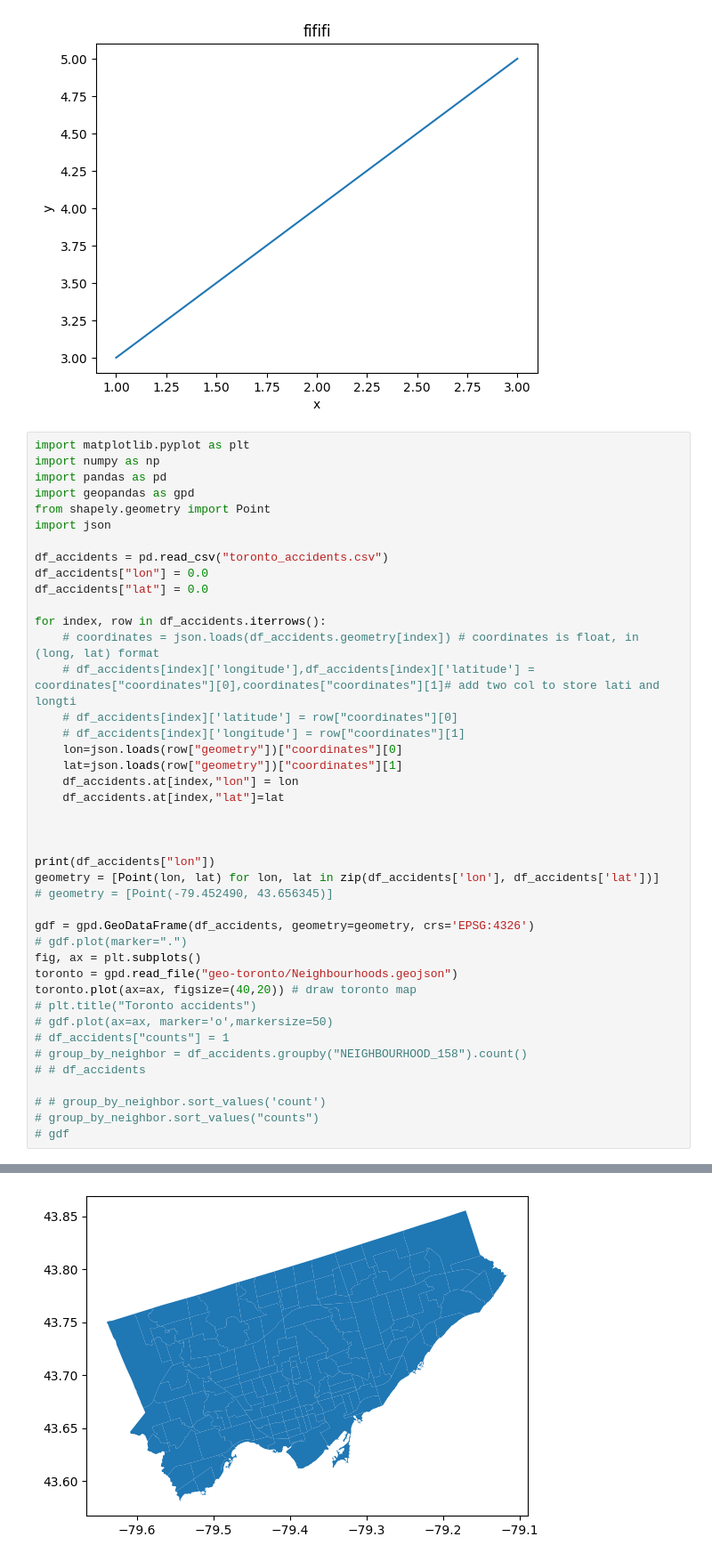
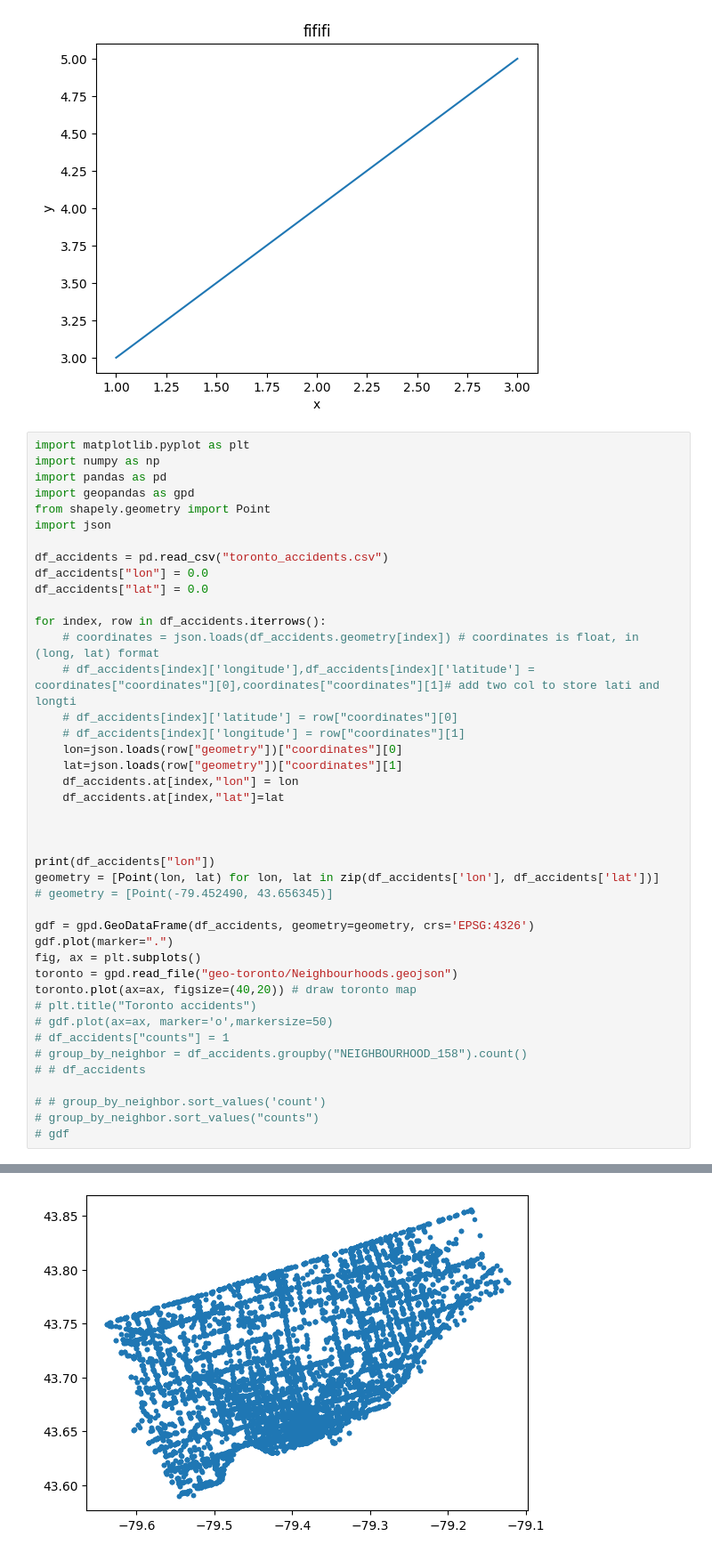
Before and after one commit to xinnie-ca/COMP-4710-Group-Project, a Jupyter notebook: myPlot.ipynb, the cells around one changed output, grey strips where cells are left out. Shown at 89% size. Drawn from its saved outputs; the diff is of its cells as text.

```diff
--- a/myPlot.ipynb
+++ b/myPlot.ipynb
@@ -40,32 +40,32 @@ print(df_accidents["lon"])
 geometry = [Point(lon, lat) for lon, lat in zip(df_accidents['lon'], df_accidents['lat'])]
 # geometry = [Point(-79.452490, 43.656345)]
 
 gdf = gpd.GeoDataFrame(df_accidents, geometry=geometry, crs='EPSG:4326')
-# gdf.plot(marker=".")
+gdf.plot(marker=".")
 fig, ax = plt.subplots()
 toronto = gpd.read_file("geo-toronto/Neighbourhoods.geojson")
 toronto.plot(ax=ax, figsize=(40,20)) # draw toronto map
 # plt.title("Toronto accidents")
 # gdf.plot(ax=ax, marker='o',markersize=50)
 # df_accidents["counts"] = 1
 # group_by_neighbor = df_accidents.groupby("NEIGHBOURHOOD_158").count()
 # # df_accidents
 
 # # group_by_neighbor.sort_values('count')
 # group_by_neighbor.sort_values("counts")
 # gdf
 # %% [output]
 0       -79.452490
 1       -79.452490
 2       -79.199786
 3       -79.318797
 4       -79.199786
            ...
 18189   -79.436534
 18190   -79.436534
 18191   -79.436534
 18192   -79.421268
 18193   -79.421268
 Name: lon, Length: 18194, dtype: float64
 <Axes: >
-[figure, old version]
+[figure, new version]
```
Also changed, not shown: parts of 3 cells of this notebook.
